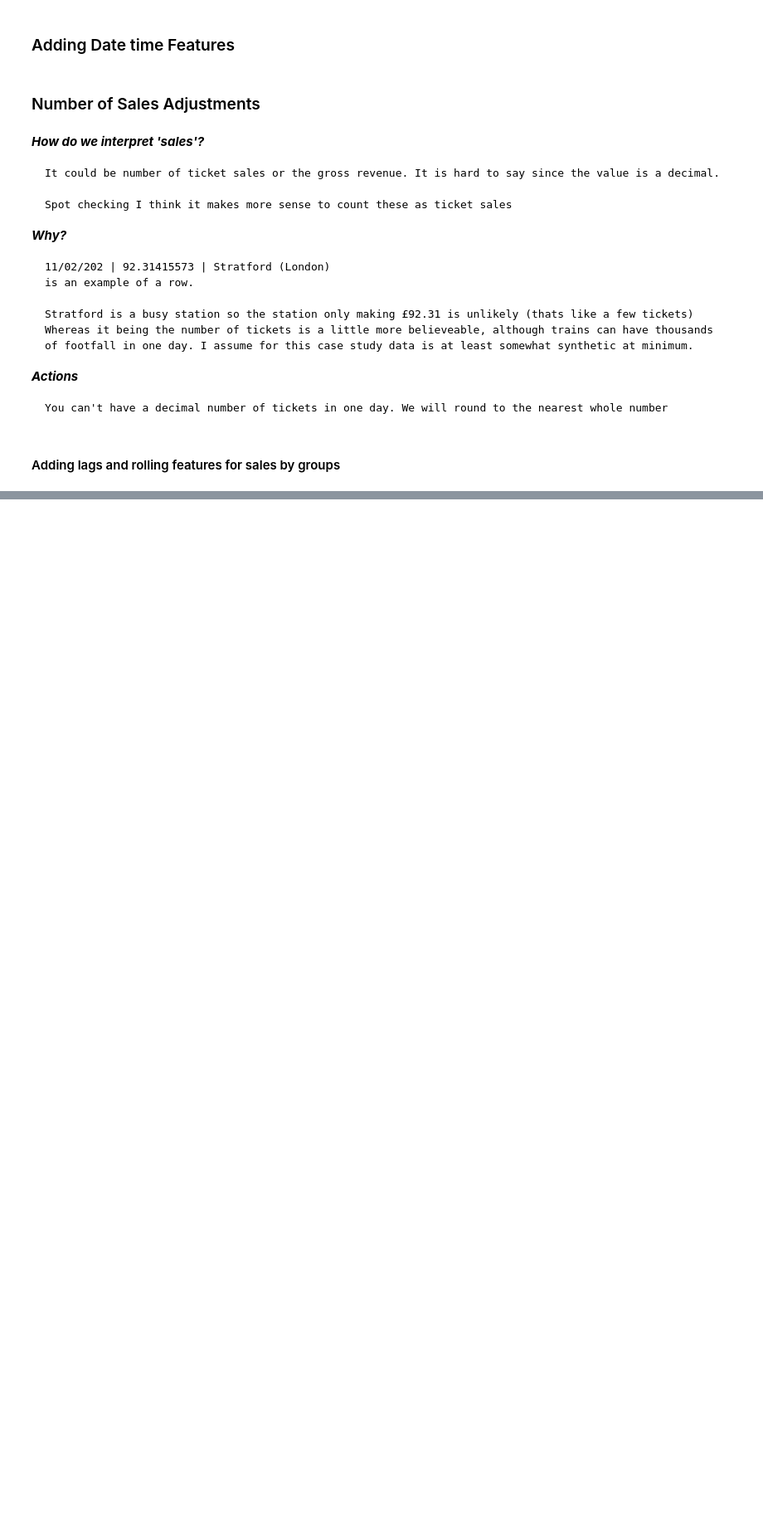
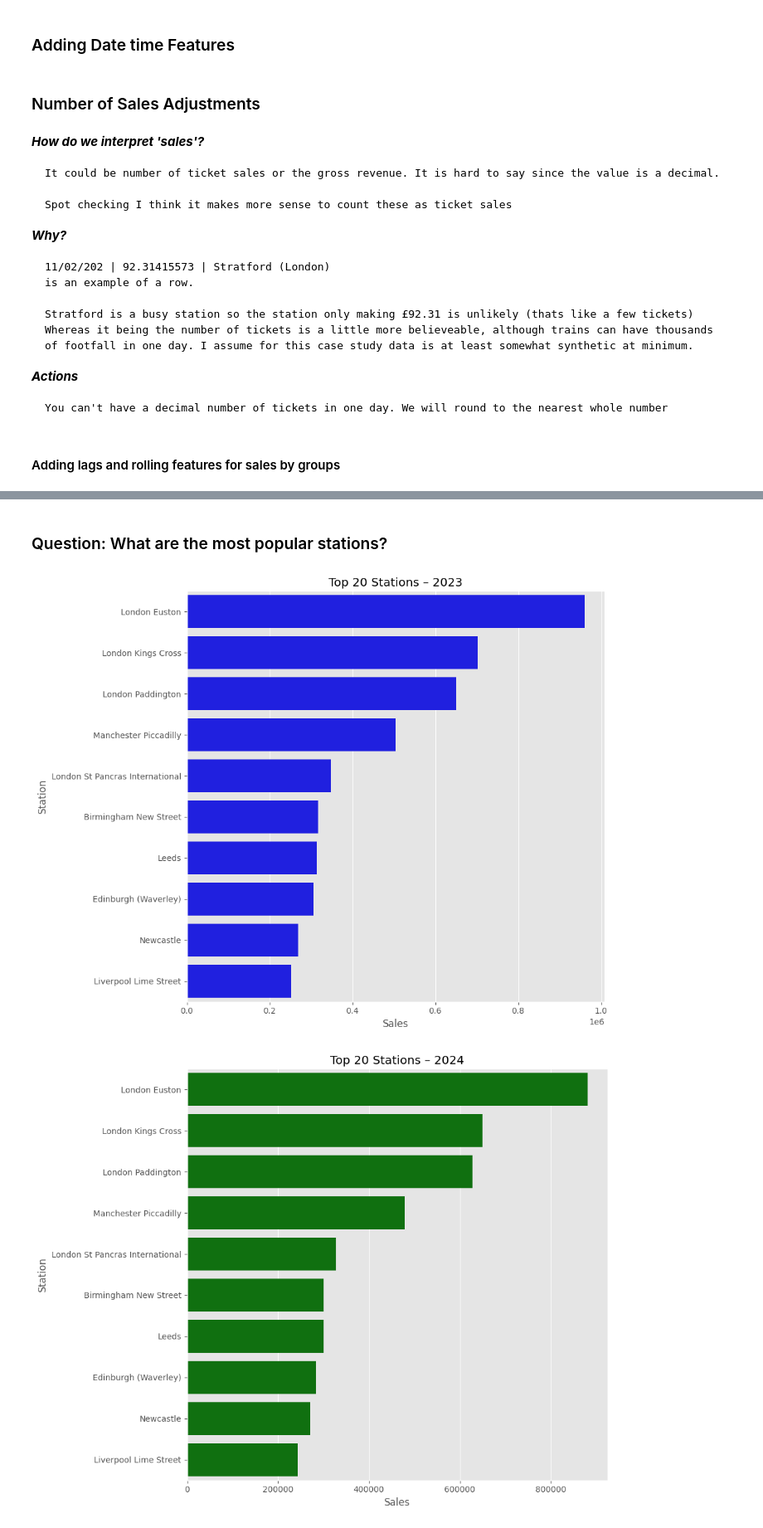
Before and after one commit to Medoci/i-like-trains, a Jupyter notebook: case_study/notebooks/eda.ipynb, the cells around one changed output, grey strips where cells are left out. Shown at 83% size. Cells and saved outputs as stored; diff of their text form; code cells hidden in the pictures; blank space fills up the shorter version.

```diff
--- a/case_study/notebooks/eda.ipynb
+++ b/case_study/notebooks/eda.ipynb
@@ -372,0 +553,10 @@ df['trainline_assisted_sales'].value_counts()
+# %%
+# Not all LADSs had a county so I am adding a new column for higher-lvl grouping
+station_sales_w_lad["region"] = station_sales_w_lad["county"].combine_first(station_sales_w_lad["local_authority"])
+
+# Adding new lags and rolling features for sales at county level
+station_sales_w_lad = (
+    station_sales_w_lad
+      .pipe(add_rolling_features, group_col="region", feature="sales")
+      .pipe(add_lag_features, group_col="region", feature="sales")
+)
@@ -372,0 +673,33 @@ df['trainline_assisted_sales'].value_counts()
+# %% [markdown]
+### Question: What are the most popular stations?
+# %%
+top_23 = (vis_df.query('year == 2023')
+          .groupby('station', as_index=False)['sales']
+          .sum()
+          .sort_values('sales', ascending=False)
+          .head(10))
+
+top_24 = (vis_df.query('year == 2024')
+          .groupby('station', as_index=False)['sales']
+          .sum()
+          .sort_values('sales', ascending=False)
+          .head(10))
+
+plt.figure(figsize=(10, 8))
+sns.barplot(data=top_23, x='sales', y='station', color='blue')
+plt.title('Top 20 Stations – 2023')
+plt.xlabel('Sales')
+plt.ylabel('Station')
+plt.tight_layout()
+plt.show()
+
+plt.figure(figsize=(10, 8))
+sns.barplot(data=top_24, x='sales', y='station', color='green')
+plt.title('Top 20 Stations – 2024')
+plt.xlabel('Sales')
+plt.ylabel('Station')
+plt.tight_layout()
+plt.show()
+# %% [output]
+[figure, added]
+[figure, added]
```
Also changed, not shown: parts of 35 cells of this notebook, 2 other files.
